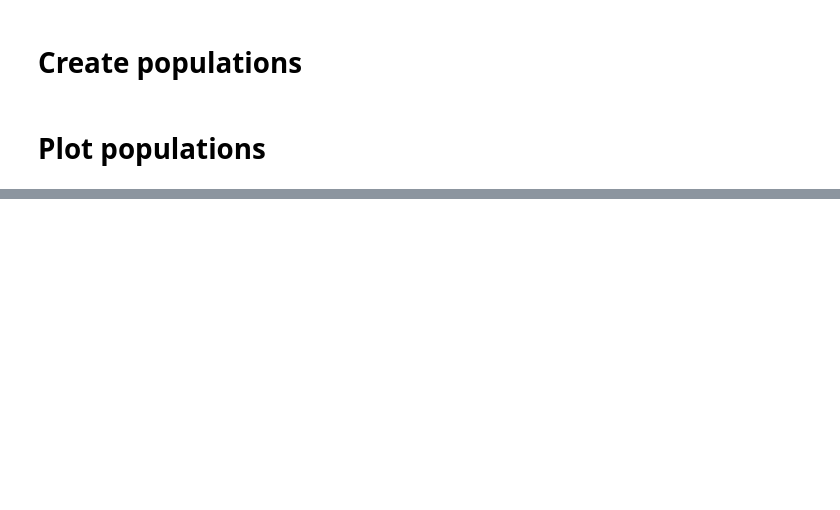
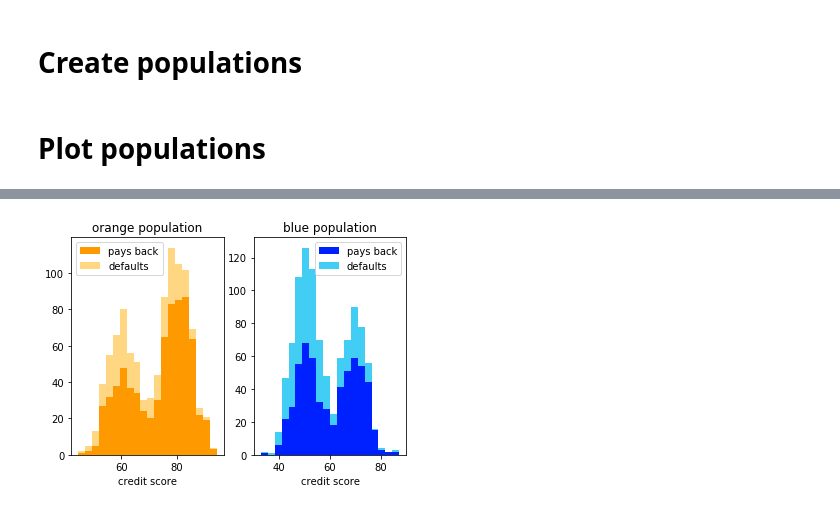
Before and after one commit to amorisot/AI-Fairness, a Jupyter notebook: is_enforcing_equalised_odds_good?.ipynb, the cells around one changed output, grey strips where cells are left out. Drawn from its saved outputs; the diff is of its cells as text; code cells hidden in the pictures; blank space fills up the shorter version.

```diff
--- a/is_enforcing_equalised_odds_good?.ipynb
+++ b/is_enforcing_equalised_odds_good?.ipynb
@@ -50,0 +42,16 @@ false_positive_blues = np.logical_and(blues_who_defaulted, np.logical_not(blues_
+# %%
+plt.subplot(121)
+plt.hist([oranges[np.logical_not(oranges_who_defaulted)],oranges[oranges_who_defaulted]],
+         stacked=True, bins=20, color=("#ff9900", "#ffd782"))
+plt.legend(("pays back", "defaults"))
+plt.title("orange population")
+plt.xlabel("credit score")
+plt.subplot(122)
+plt.hist([blues[np.logical_not(blues_who_defaulted)],blues[blues_who_defaulted]],
+         stacked=True, bins=20, color=("#0021ff", "#41cdf4"))
+plt.legend(("pays back", "defaults"))
+plt.title("blue population")
+plt.xlabel("credit score")
+plt.show()
+# %% [output]
+[figure, added]
```
Also changed, not shown: parts of 39 cells of this notebook.
